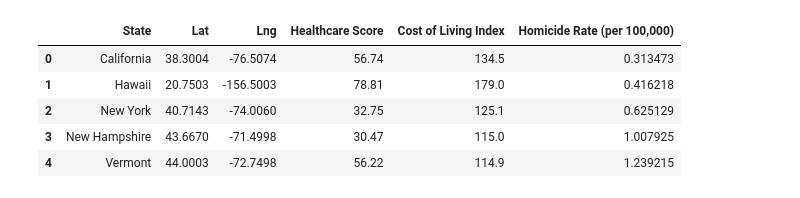
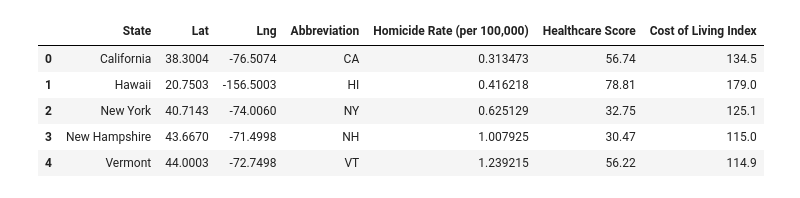
Before and after one commit to hrollin5/project_one, a Jupyter notebook: state_graf.ipynb, the cells around one changed output. Cells and saved outputs as stored; diff of their text form; code cells hidden in the pictures.

Commit message:
Finalize project

```diff
--- a/state_graf.ipynb
+++ b/state_graf.ipynb
@@ -118,10 +94,10 @@ state_data_df.head()
 # %%
+# Merge with final data
 state_data_complete=pd.merge(state_data_df,state_data,on="State",how="outer")
-state_data_complete.head()
 # %% [output]
-|  | State | Lat | Lng | Healthcare Score | Cost of Living Index | Homicide Rate (per 100,000) |
-| 0 | California | 38.3004 | -76.5074 | 56.74 | 134.5 | 0.313473 |
-| 1 | Hawaii | 20.7503 | -156.5003 | 78.81 | 179.0 | 0.416218 |
-| 2 | New York | 40.7143 | -74.0060 | 32.75 | 125.1 | 0.625129 |
-| 3 | New Hampshire | 43.6670 | -71.4998 | 30.47 | 115.0 | 1.007925 |
-| 4 | Vermont | 44.0003 | -72.7498 | 56.22 | 114.9 | 1.239215 |
+|  | State | Lat | Lng | Abbreviation | Homicide Rate (per 100,000) | Healthcare Score | Cost of Living Index |
+| 0 | California | 38.3004 | -76.5074 | CA | 0.313473 | 56.74 | 134.5 |
+| 1 | Hawaii | 20.7503 | -156.5003 | HI | 0.416218 | 78.81 | 179.0 |
+| 2 | New York | 40.7143 | -74.0060 | NY | 0.625129 | 32.75 | 125.1 |
+| 3 | New Hampshire | 43.6670 | -71.4998 | NH | 1.007925 | 30.47 | 115.0 |
+| 4 | Vermont | 44.0003 | -72.7498 | VT | 1.239215 | 56.22 | 114.9 |
```
Also changed, not shown: parts of 30 cells of this notebook, 9 other files.
